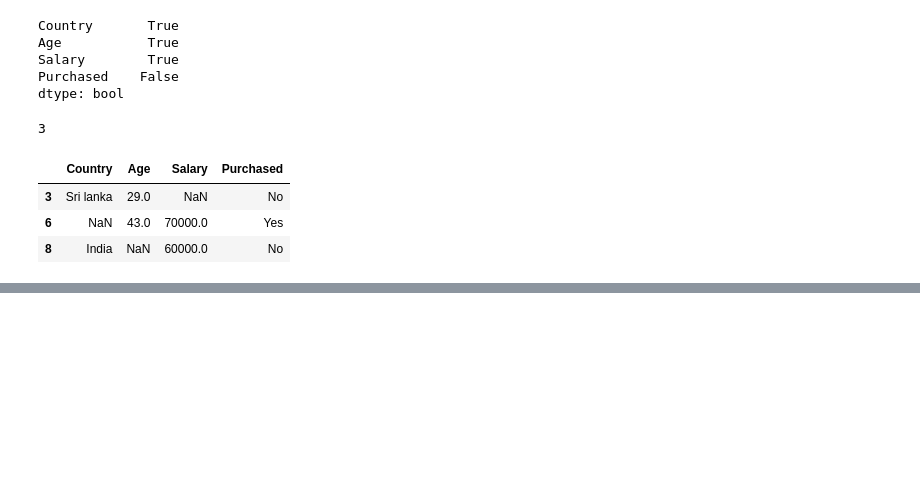
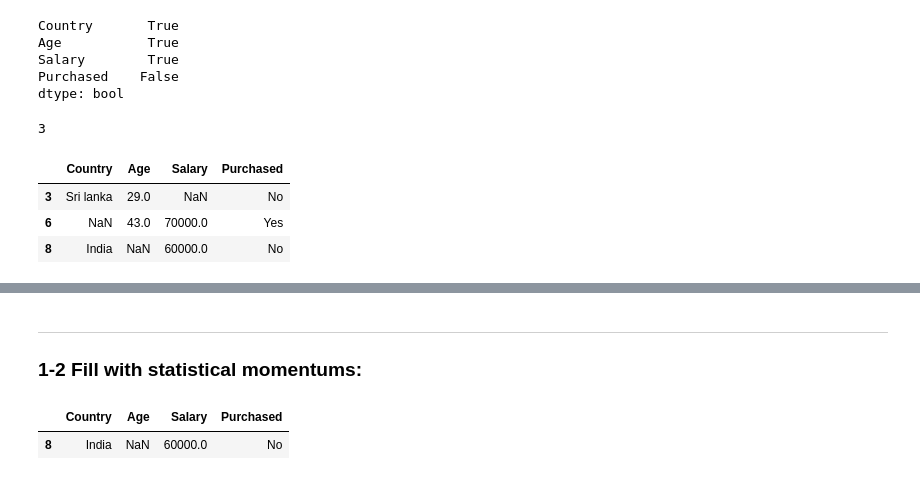
Before and after one commit to omidshafiee/DS, a Jupyter notebook: 04- ML/Notebooks/0-1 Simple Data Preprocessing.ipynb, the cells around one changed output, grey strips where cells are left out. Saved outputs shown, nothing was run; the diff lists cells and outputs as text; code cells hidden in the pictures; blank space fills up the shorter version.

Commit message:
Data Science Concepts

```diff
--- a/04- ML/Notebooks/0-1 Simple Data Preprocessing.ipynb
+++ b/04- ML/Notebooks/0-1 Simple Data Preprocessing.ipynb
@@ -15,6 +15,6 @@ import seaborn as sns
 
 %matplotlib inline
 # %%
-data_file = data_file = os.path.join('D:', os.path.sep, 'Datasets', 'general', 'Sample_Preprocessing.csv')
+data_file = data_file = os.path.join('D:', os.path.sep,'prg', 'Datasets', 'general', 'Sample_Preprocessing.csv')
 data_file
 # %% [output]
@@ -99,0 +125,10 @@ df[df.notna().all(axis=1)]
+# %% [markdown]
+---------------
+<div id='st_moment'></div>
+
+### 1-2 Fill with statistical momentums:
+# %%
+df[df['Age'].isna()]
+# %% [output]
+|  | Country | Age | Salary | Purchased |
+| 8 | India | NaN | 60000.0 | No |
```
Also changed, not shown: parts of 42 cells of this notebook, 1 other file.
